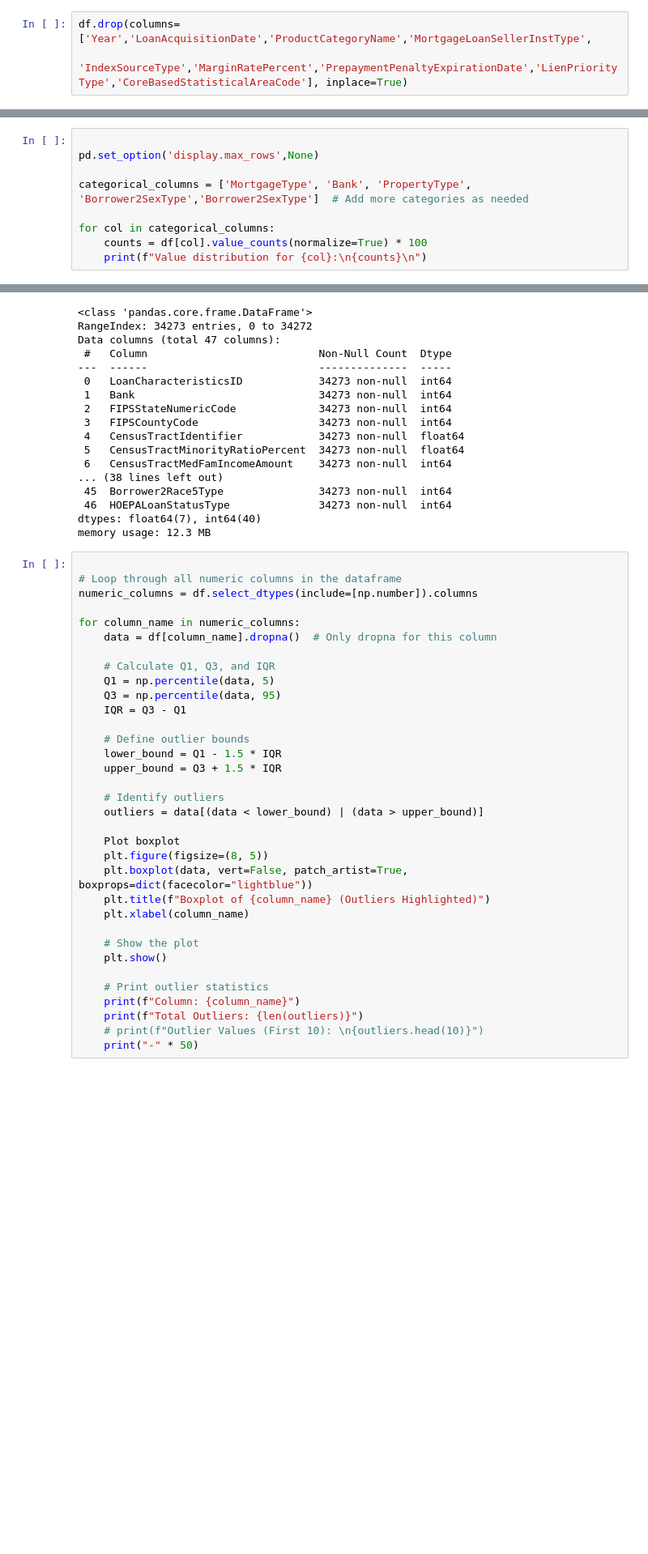
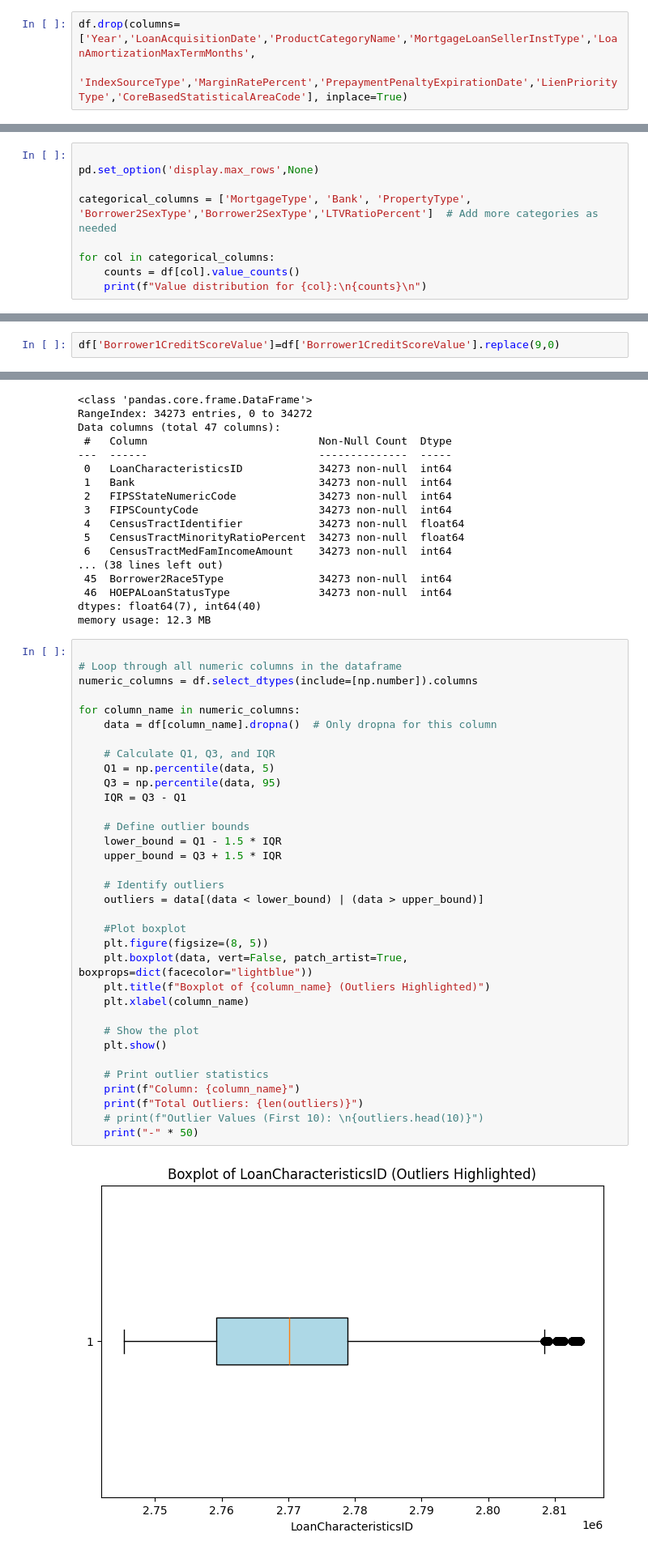
Before and after one commit to Prajwalv28/Capstone, a Jupyter notebook: Trial_git.ipynb, the cells around one changed output, grey strips where cells are left out. Shown at 81% size. Saved outputs shown, nothing was run; the diff lists cells and outputs as text; blank space fills up the shorter version.

```diff
--- a/Trial_git.ipynb
+++ b/Trial_git.ipynb
@@ -303,7 +297,7 @@ print(duplicates)
 # %% [markdown]
 ### Dropping colums - 'Year','LoanAcquisitionDate','ProductCategoryName','MortgageLoanSellerInstType','IndexSourceType','MarginRatePercent','PrepaymentPenaltyExpirationDate','LienPriorityType'
 # %%
-df.drop(columns=['Year','LoanAcquisitionDate','ProductCategoryName','MortgageLoanSellerInstType',
+df.drop(columns=['Year','LoanAcquisitionDate','ProductCategoryName','MortgageLoanSellerInstType','LoanAmortizationMaxTermMonths',
                  'IndexSourceType','MarginRatePercent','PrepaymentPenaltyExpirationDate','LienPriorityType','CoreBasedStatisticalAreaCode'], inplace=True)
 # %%
 len(df.columns) ## 56 to 47
@@ -433,8 +428,8 @@ df_standardized.head().T
 
 pd.set_option('display.max_rows',None)
 
-categorical_columns = ['MortgageType', 'Bank', 'PropertyType', 'Borrower2SexType','Borrower2SexType']  # Add more categories as needed
+categorical_columns = ['MortgageType', 'Bank', 'PropertyType', 'Borrower2SexType','Borrower2SexType','LTVRatioPercent']  # Add more categories as needed
 
 for col in categorical_columns:
-    counts = df[col].value_counts(normalize=True) * 100
+    counts = df[col].value_counts()
     print(f"Value distribution for {col}:\n{counts}\n")
@@ -449,0 +490,2 @@ df['PropertyType'].head()
+# %%
+df['Borrower1CreditScoreValue']=df['Borrower1CreditScoreValue'].replace(9,0)
@@ -474,31 +524,32 @@ numeric_columns = df.select_dtypes(include=[np.number]).columns
 
 for column_name in numeric_columns:
     data = df[column_name].dropna()  # Only dropna for this column
 
     # Calculate Q1, Q3, and IQR
     Q1 = np.percentile(data, 5)
     Q3 = np.percentile(data, 95)
     IQR = Q3 - Q1
 
     # Define outlier bounds
     lower_bound = Q1 - 1.5 * IQR
     upper_bound = Q3 + 1.5 * IQR
 
     # Identify outliers
     outliers = data[(data < lower_bound) | (data > upper_bound)]
 
-    Plot boxplot
+    #Plot boxplot
     plt.figure(figsize=(8, 5))
     plt.boxplot(data, vert=False, patch_artist=True, boxprops=dict(facecolor="lightblue"))
     plt.title(f"Boxplot of {column_name} (Outliers Highlighted)")
     plt.xlabel(column_name)
 
     # Show the plot
     plt.show()
 
     # Print outlier statistics
     print(f"Column: {column_name}")
     print(f"Total Outliers: {len(outliers)}")
     # print(f"Outlier Values (First 10): \n{outliers.head(10)}")
     print("-" * 50)
 # %% [output]
+[figure, added]
```
Also changed, not shown: parts of 21 cells of this notebook.
